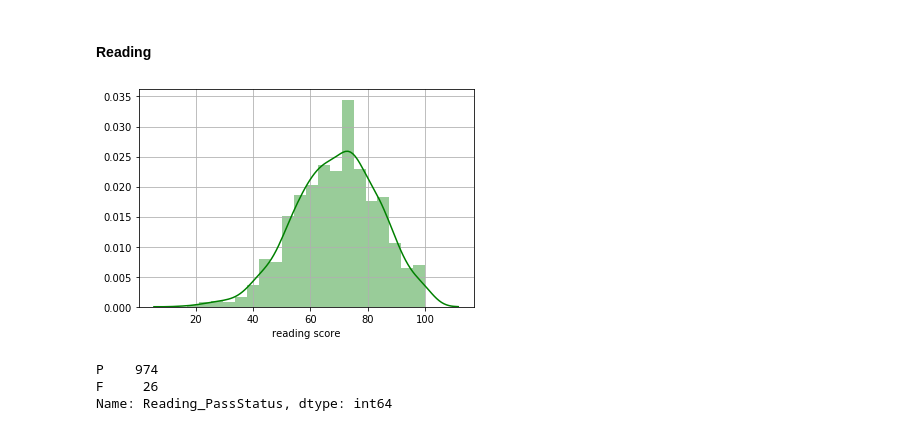
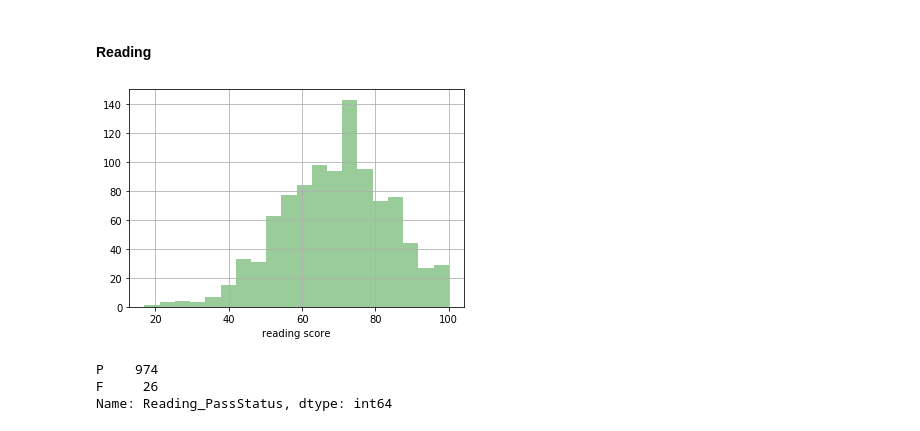
Before and after one commit to Lvhau1529/Data-Mining, a Jupyter notebook: dataMining.ipynb, the cells around one changed output. Cells and saved outputs as stored; diff of their text form; code cells hidden in the pictures.

```diff
--- a/dataMining.ipynb
+++ b/dataMining.ipynb
@@ -173,10 +173,10 @@ plt.grid()
 #### Reading
 # %%
 #Phân bố của điểm Reading
-sns.distplot(df['reading score'], bins=20, color='green')
+sns.distplot(df['reading score'], bins=20, color='green', kde=False)
 plt.grid()
 # %% [output]
-[figure, old version]
+[figure, new version]
 # %%
 #Số học sinh qua môn Reading
 df['Reading_PassStatus'] = np.where(df['reading score']<passmark, 'F', 'P')
```
Also changed, not shown: parts of 3 cells of this notebook, 2 other files.
